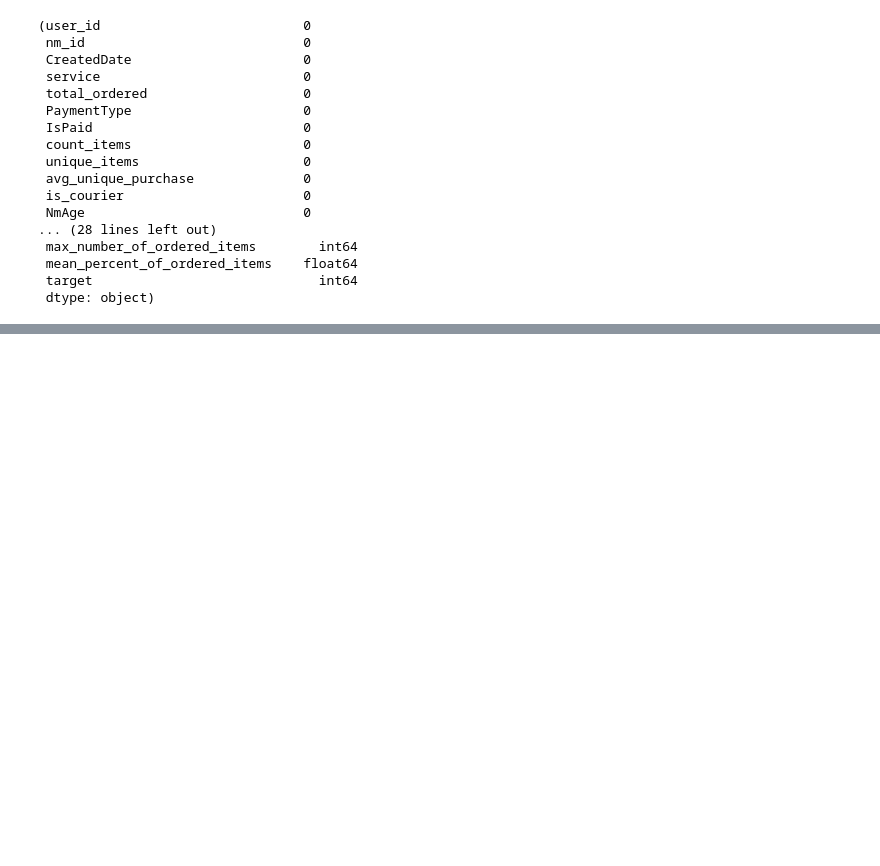
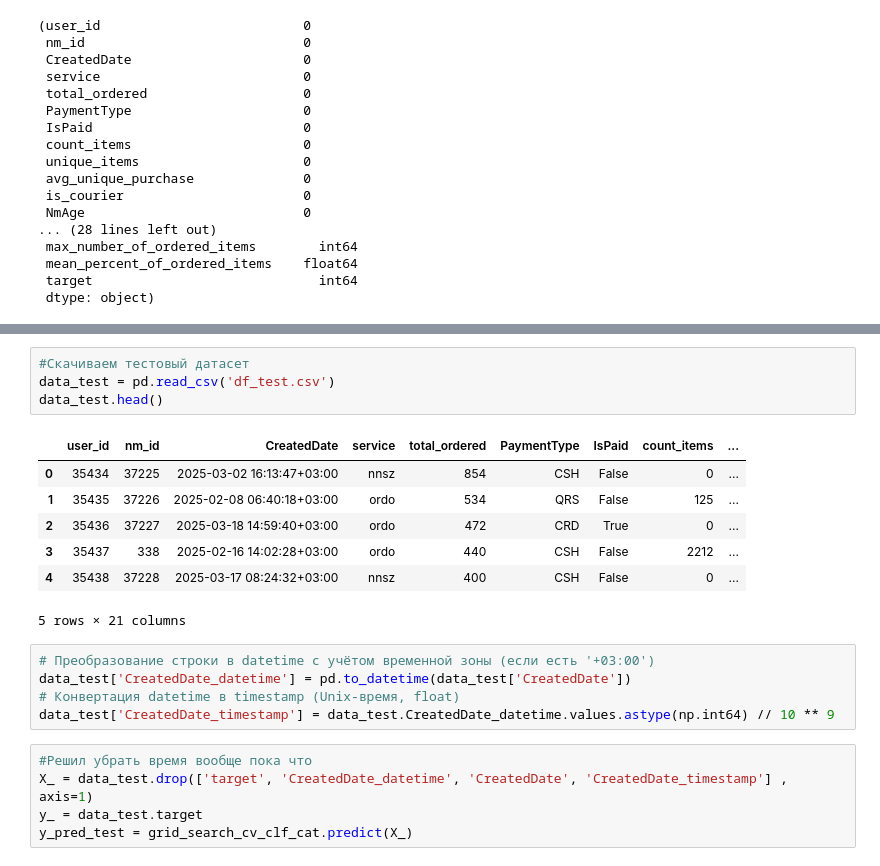
Before and after one commit to timu-ryan/wb-hackathon, a Jupyter notebook: ml/stock_detection.ipynb, the cells around one changed output, grey strips where cells are left out. Cells and saved outputs as stored; diff of their text form; blank space fills up the shorter version.

```diff
--- a/ml/stock_detection.ipynb
+++ b/ml/stock_detection.ipynb
@@ -176,0 +322,22 @@ missing_values, data_types
+# %%
+#Скачиваем тестовый датасет
+data_test = pd.read_csv('df_test.csv')
+data_test.head()
+# %% [output]
+|  | user_id | nm_id | CreatedDate | service | total_ordered | PaymentType | IsPaid | count_items | ... |
+| 0 | 35434 | 37225 | 2025-03-02 16:13:47+03:00 | nnsz | 854 | CSH | False | 0 | ... |
+| 1 | 35435 | 37226 | 2025-02-08 06:40:18+03:00 | ordo | 534 | QRS | False | 125 | ... |
+| 2 | 35436 | 37227 | 2025-03-18 14:59:40+03:00 | ordo | 472 | CRD | True | 0 | ... |
+| 3 | 35437 | 338 | 2025-02-16 14:02:28+03:00 | ordo | 440 | CSH | False | 2212 | ... |
+| 4 | 35438 | 37228 | 2025-03-17 08:24:32+03:00 | nnsz | 400 | CSH | False | 0 | ... |
+5 rows × 21 columns
+# %%
+# Преобразование строки в datetime с учётом временной зоны (если есть '+03:00')
+data_test['CreatedDate_datetime'] = pd.to_datetime(data_test['CreatedDate'])
+# Конвертация datetime в timestamp (Unix-время, float)
+data_test['CreatedDate_timestamp'] = data_test.CreatedDate_datetime.values.astype(np.int64) // 10 ** 9
+# %%
+#Решил убрать время вообще пока что
+X_ = data_test.drop(['target', 'CreatedDate_datetime', 'CreatedDate', 'CreatedDate_timestamp'] , axis=1)
+y_ = data_test.target
+y_pred_test = grid_search_cv_clf_cat.predict(X_)
```
Also changed, not shown: parts of 12 cells of this notebook, 4 other files.
